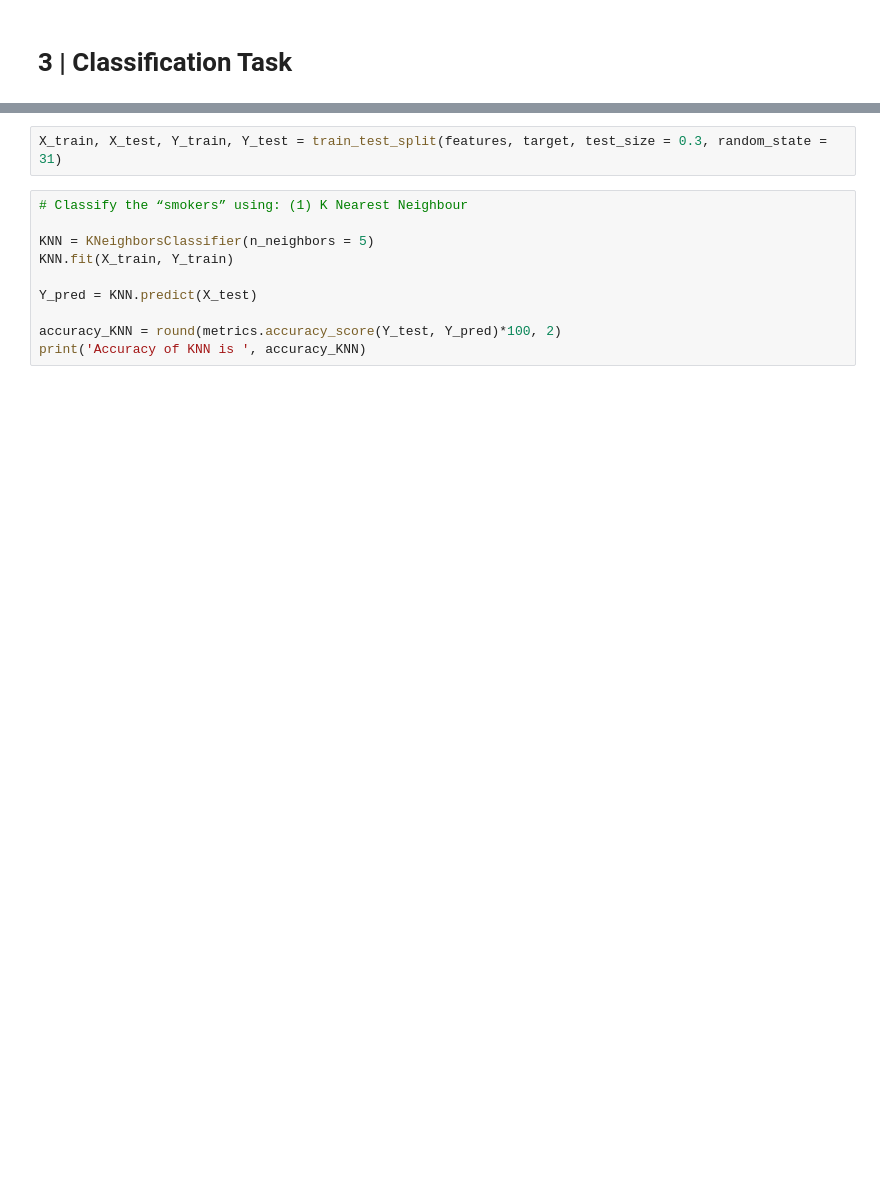
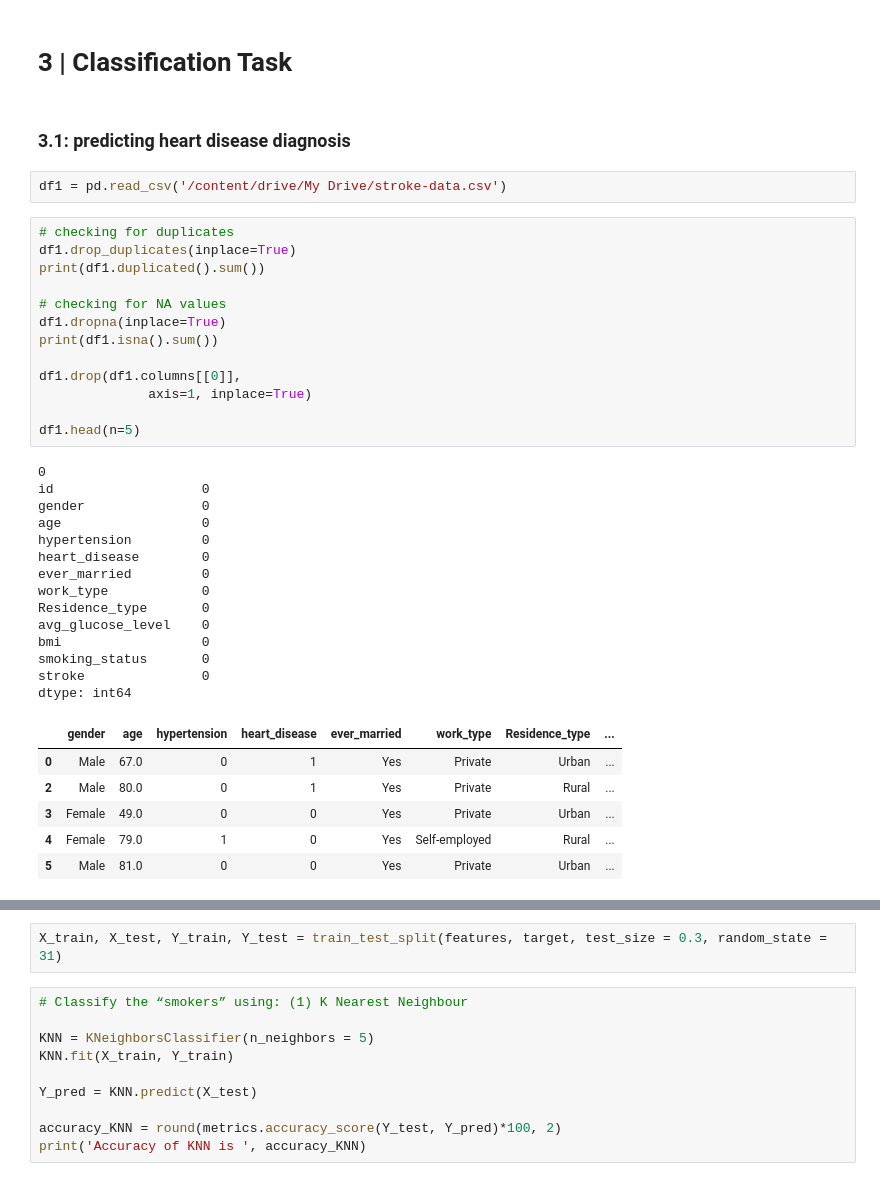
Before and after one commit to nuraishasb/supervisedML, a Jupyter notebook: Python_SupervisedML.ipynb, the cells around one changed output, grey strips where cells are left out. Saved outputs shown, nothing was run; the diff lists cells and outputs as text; blank space fills up the shorter version.

```diff
--- a/Python_SupervisedML.ipynb
+++ b/Python_SupervisedML.ipynb
@@ -197,2 +246,40 @@ models
 # %% [markdown]
 # 3 | Classification Task
+# %% [markdown]
+### 3.1: predicting heart disease diagnosis
+# %%
+df1 = pd.read_csv('/content/drive/My Drive/stroke-data.csv')
+# %%
+# checking for duplicates
+df1.drop_duplicates(inplace=True)
+print(df1.duplicated().sum())
+
+# checking for NA values
+df1.dropna(inplace=True)
+print(df1.isna().sum())
+
+df1.drop(df1.columns[[0]],
+              axis=1, inplace=True)
+
+df1.head(n=5)
+# %% [output]
+0
+id                   0
+gender               0
+age                  0
+hypertension         0
+heart_disease        0
+ever_married         0
+work_type            0
+Residence_type       0
+avg_glucose_level    0
+bmi                  0
+smoking_status       0
+stroke               0
+dtype: int64
+|  | gender | age | hypertension | heart_disease | ever_married | work_type | Residence_type | ... |
+| 0 | Male | 67.0 | 0 | 1 | Yes | Private | Urban | ... |
+| 2 | Male | 80.0 | 0 | 1 | Yes | Private | Rural | ... |
+| 3 | Female | 49.0 | 0 | 0 | Yes | Private | Urban | ... |
+| 4 | Female | 79.0 | 1 | 0 | Yes | Self-employed | Rural | ... |
+| 5 | Male | 81.0 | 0 | 0 | Yes | Private | Urban | ... |
```
Also changed, not shown: parts of 30 cells of this notebook.
